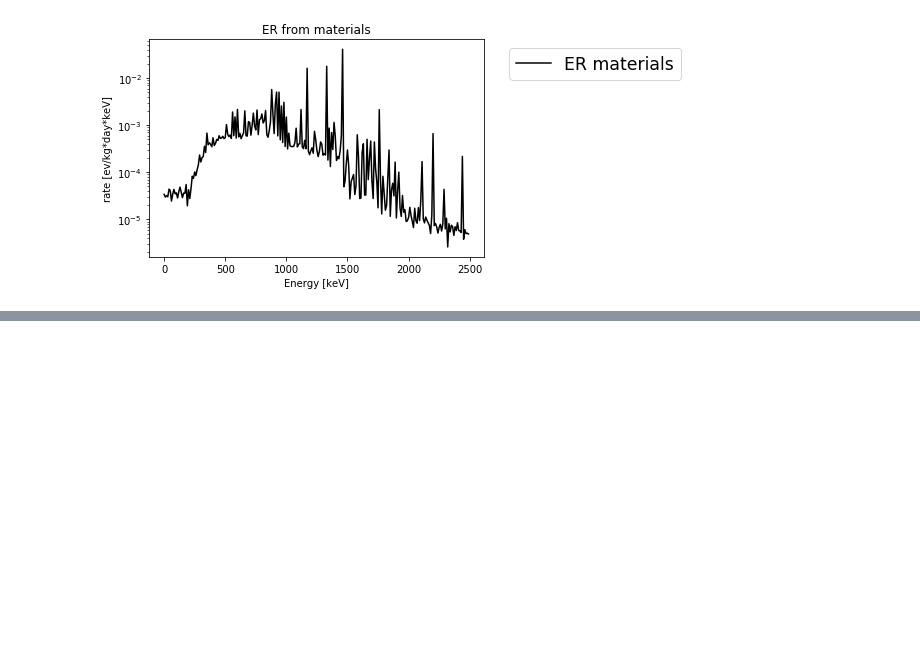
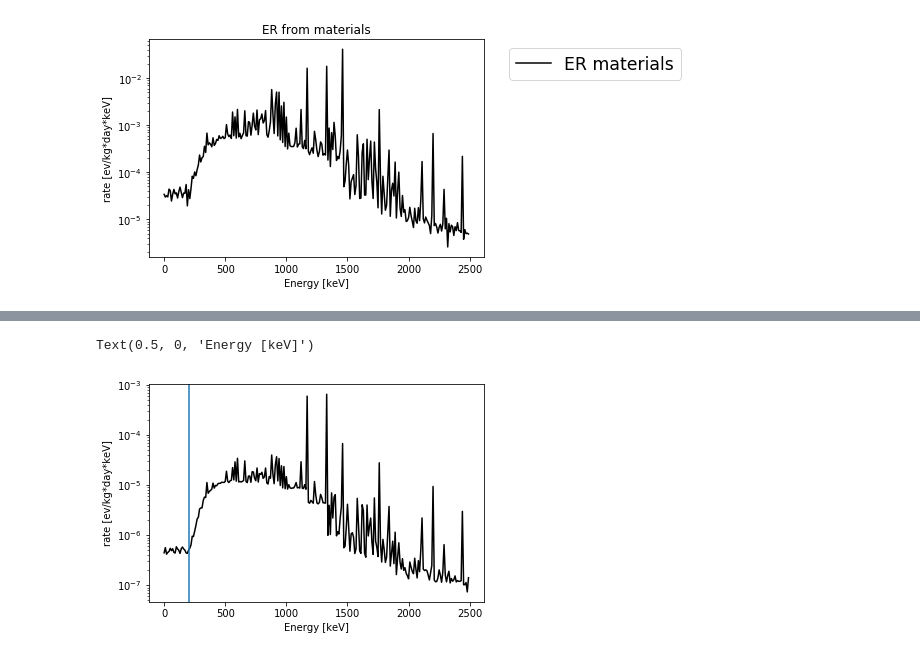
Before and after one commit to ariannarocchetti/MonteCarlo_ER, a Jupyter notebook: notebooks/er_background/functions.ipynb, the cells around one changed output, grey strips where cells are left out. Saved outputs shown, nothing was run; the diff lists cells and outputs as text; code cells hidden in the pictures; blank space fills up the shorter version.

```diff
--- a/notebooks/er_background/functions.ipynb
+++ b/notebooks/er_background/functions.ipynb
@@ -960,0 +978,10 @@ plt.show()
+# %%
+bins_plt = np.arange(0, 2500, 10)
+plt.plot(bins_plt, bell["map"], "black", label = "Cryostat")
+plt.yscale("log")
+plt.axvline(x=200)
+plt.ylabel("rate [ev/kg*day*keV]")
+plt.xlabel("Energy [keV]")
+# %% [output]
+Text(0.5, 0, 'Energy [keV]')
+[figure, added]
```
Also changed, not shown: parts of 7 cells of this notebook, 1 other file.
